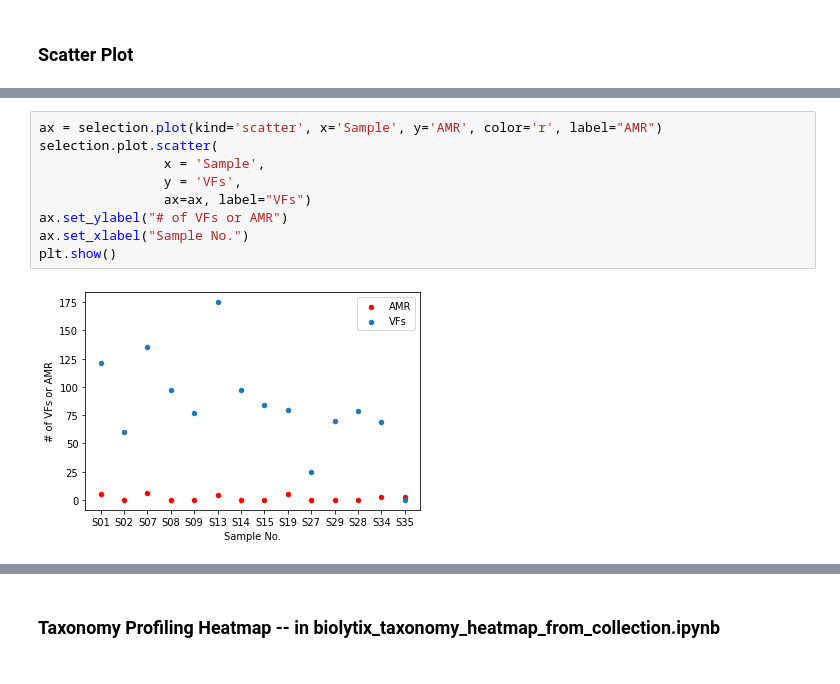
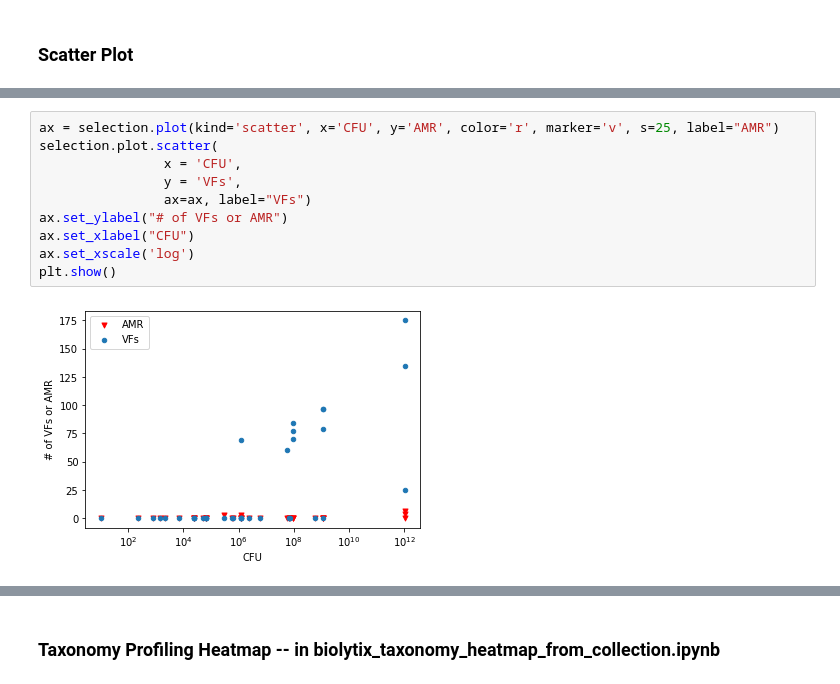
Before and after one commit to usegalaxy-eu/PathoGFAIR, a Jupyter notebook: src/biolytix_data_analysis_collection_AMR_VR.ipynb, the cells around one changed output, grey strips where cells are left out. Saved outputs shown, nothing was run; the diff lists cells and outputs as text.

```diff
--- a/src/biolytix_data_analysis_collection_AMR_VR.ipynb
+++ b/src/biolytix_data_analysis_collection_AMR_VR.ipynb
@@ -198,11 +212,12 @@ plt.show()
 # %%
-ax = selection.plot(kind='scatter', x='Sample', y='AMR', color='r', label="AMR")
+ax = selection.plot(kind='scatter', x='CFU', y='AMR', color='r', marker='v', s=25, label="AMR")
 selection.plot.scatter(
-                x = 'Sample',
+                x = 'CFU',
                 y = 'VFs',
                 ax=ax, label="VFs")
 ax.set_ylabel("# of VFs or AMR")
-ax.set_xlabel("Sample No.")
+ax.set_xlabel("CFU")
+ax.set_xscale('log')
 plt.show()
 # %% [output]
-[figure, old version]
+[figure, new version]
```
Also changed, not shown: parts of 4 cells of this notebook, 7 other files.
